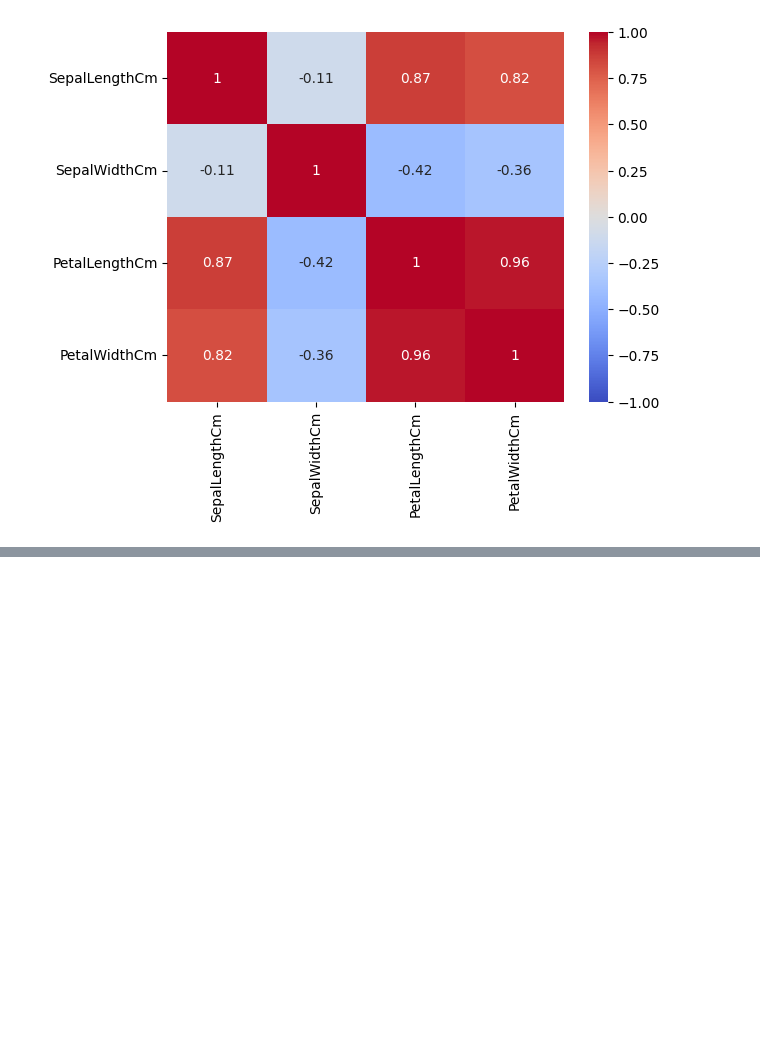
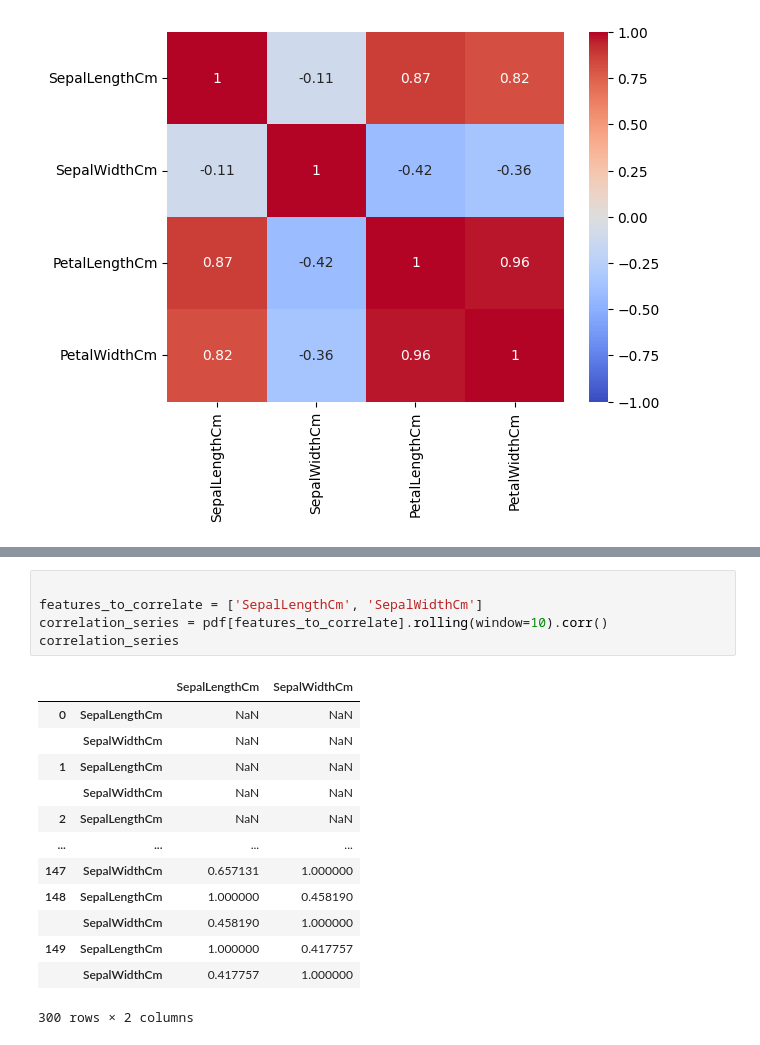
Before and after one commit to alessandro-rubin/databricks_training, a Jupyter notebook: Correlation.ipynb, the cells around one changed output, grey strips where cells are left out. Cells and saved outputs as stored; diff of their text form; blank space fills up the shorter version.

```diff
--- a/Correlation.ipynb
+++ b/Correlation.ipynb
@@ -112,0 +190,19 @@ plt.show()
+# %%
+
+features_to_correlate = ['SepalLengthCm', 'SepalWidthCm']
+correlation_series = pdf[features_to_correlate].rolling(window=10).corr()
+correlation_series
+# %% [output]
+|  |  | SepalLengthCm | SepalWidthCm |
+| 0 | SepalLengthCm | NaN | NaN |
+|  | SepalWidthCm | NaN | NaN |
+| 1 | SepalLengthCm | NaN | NaN |
+|  | SepalWidthCm | NaN | NaN |
+| 2 | SepalLengthCm | NaN | NaN |
+| ... | ... | ... | ... |
+| 147 | SepalWidthCm | 0.657131 | 1.000000 |
+| 148 | SepalLengthCm | 1.000000 | 0.458190 |
+|  | SepalWidthCm | 0.458190 | 1.000000 |
+| 149 | SepalLengthCm | 1.000000 | 0.417757 |
+|  | SepalWidthCm | 0.417757 | 1.000000 |
+300 rows × 2 columns
```
Also changed, not shown: parts of 5 cells of this notebook.
